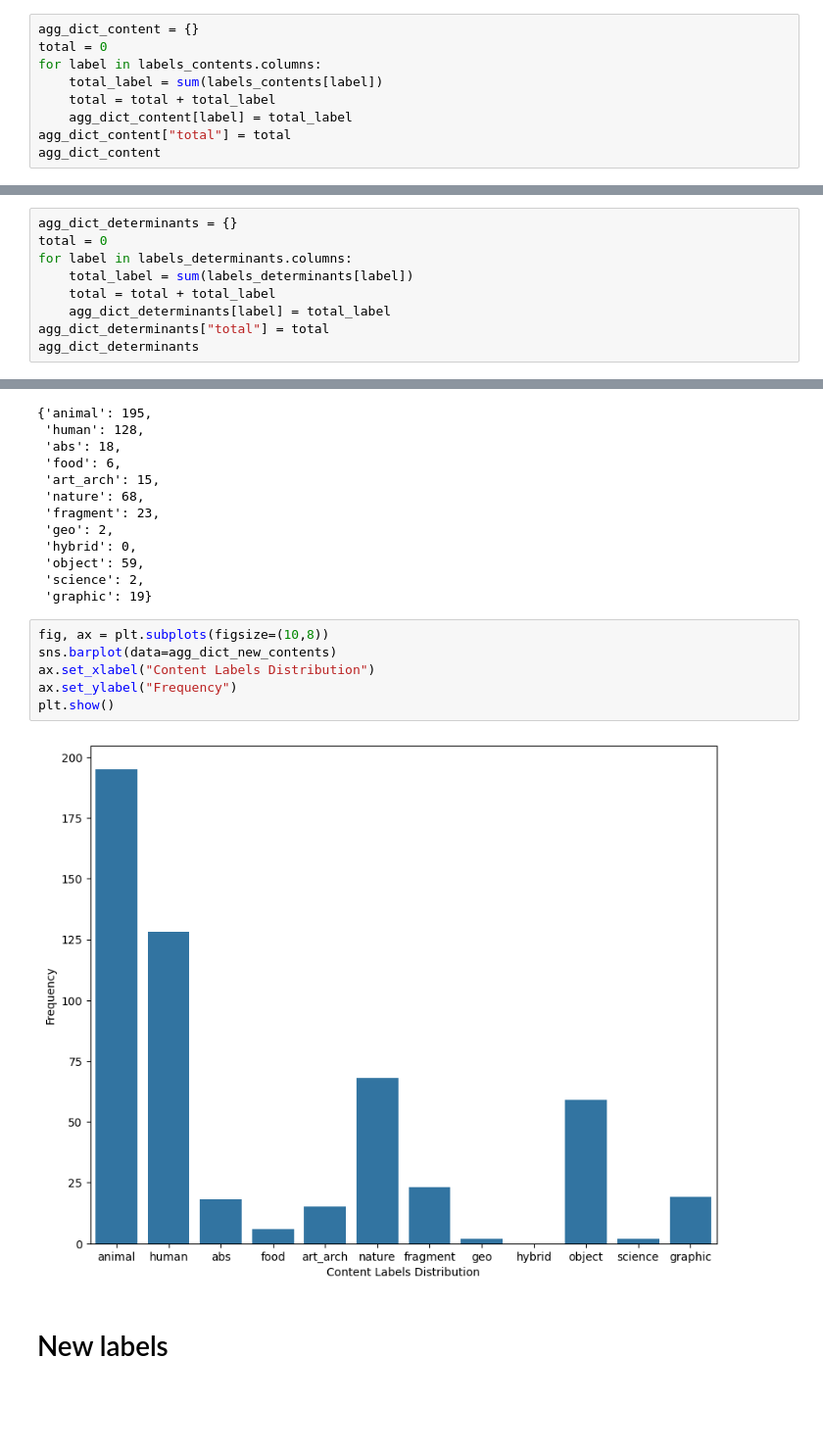
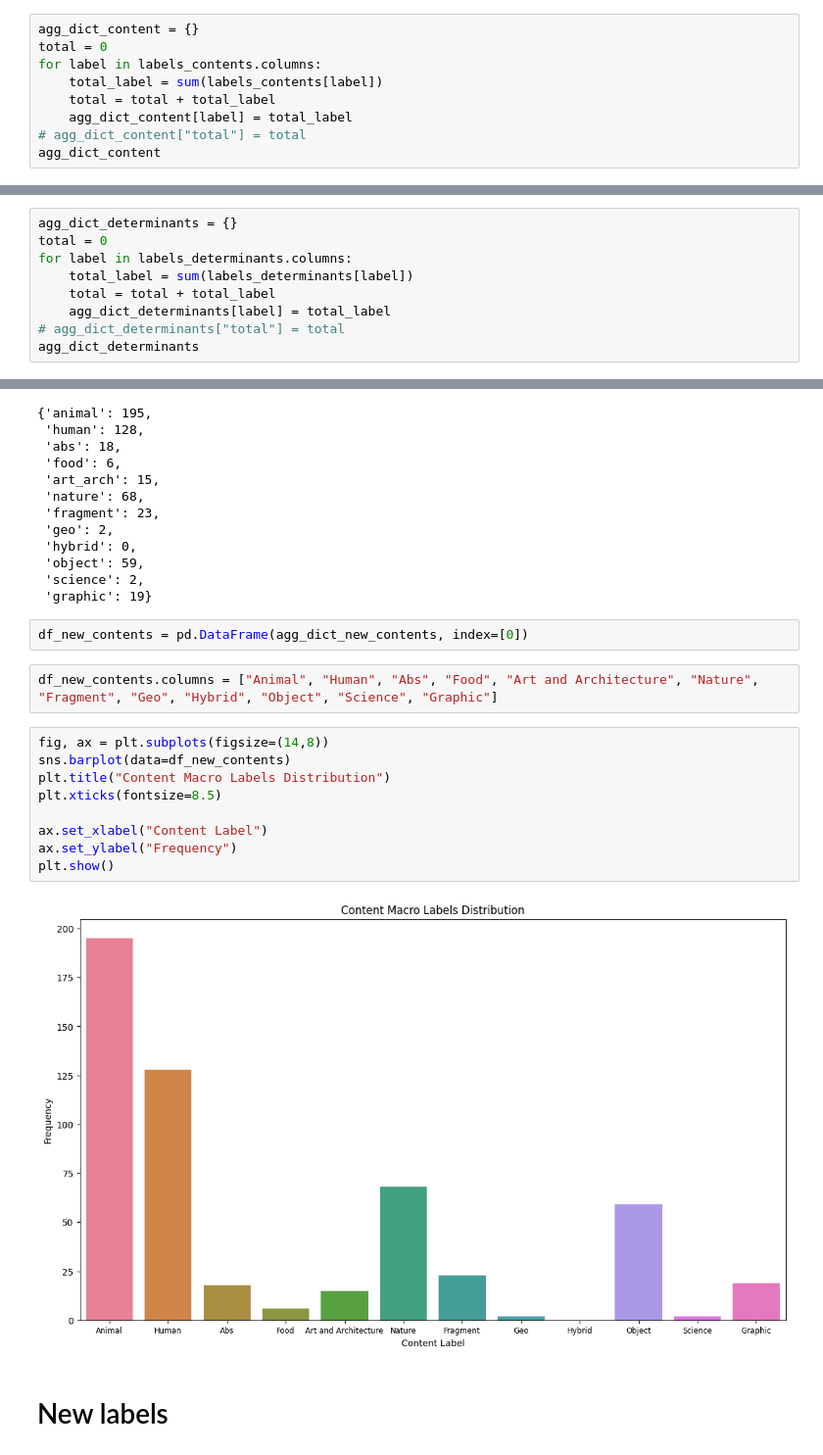
Before and after one commit to alberto-lorente/RorschIA_07-04, a Jupyter notebook: Nancy PsyData/Nancy Data Cleaning.ipynb, the cells around one changed output, grey strips where cells are left out. Shown at 98% size. Cells and saved outputs as stored; diff of their text form; blank space fills up the shorter version.

```diff
--- a/Nancy PsyData/Nancy Data Cleaning.ipynb
+++ b/Nancy PsyData/Nancy Data Cleaning.ipynb
@@ -411,7 +411,7 @@ for label in labels_contents.columns:
     total_label = sum(labels_contents[label])
     total = total + total_label
     agg_dict_content[label] = total_label
-agg_dict_content["total"] = total
+# agg_dict_content["total"] = total
 agg_dict_content
 # %% [output]
 {'(A)': 12,
@@ -448,7 +451,7 @@ for label in labels_determinants.columns:
     total_label = sum(labels_determinants[label])
     total = total + total_label
     agg_dict_determinants[label] = total_label
-agg_dict_determinants["total"] = total
+# agg_dict_determinants["total"] = total
 agg_dict_determinants
 # %% [output]
 {'C': 37,
@@ -540,14 +586,21 @@ agg_dict_new_contents
  'object': 59,
  'science': 2,
  'graphic': 19}
+# %%
+df_new_contents = pd.DataFrame(agg_dict_new_contents, index=[0])
+# %%
+df_new_contents.columns = ["Animal", "Human", "Abs", "Food", "Art and Architecture", "Nature", "Fragment", "Geo", "Hybrid", "Object", "Science", "Graphic"]
 # %%
-fig, ax = plt.subplots(figsize=(10,8))
-sns.barplot(data=agg_dict_new_contents)
-ax.set_xlabel("Content Labels Distribution")
+fig, ax = plt.subplots(figsize=(14,8))
+sns.barplot(data=df_new_contents)
+plt.title("Content Macro Labels Distribution")
+plt.xticks(fontsize=8.5)
+
+ax.set_xlabel("Content Label")
 ax.set_ylabel("Frequency")
 plt.show()
 # %% [output]
-[figure, old version]
+[figure, new version]
 # %% [markdown]
 # New labels
 # %% [markdown]
```
Also changed, not shown: parts of 14 cells of this notebook, 17 other files.
